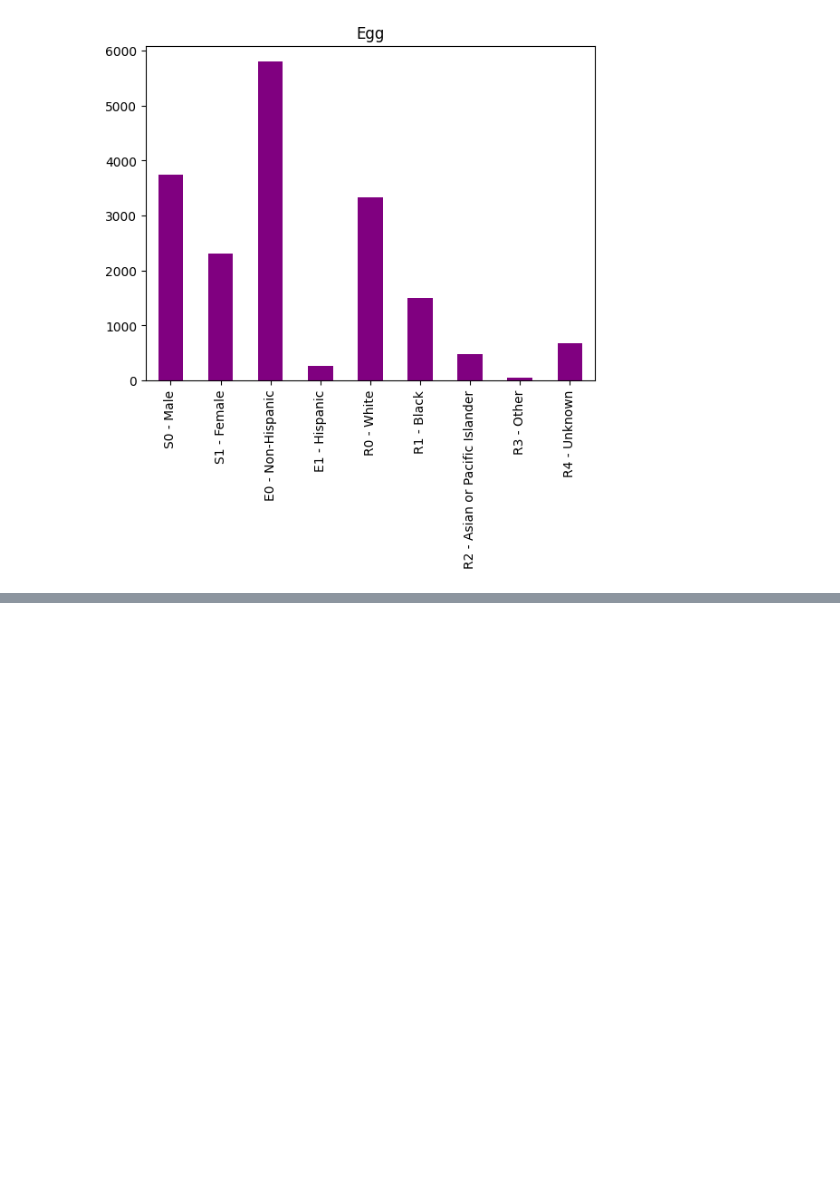
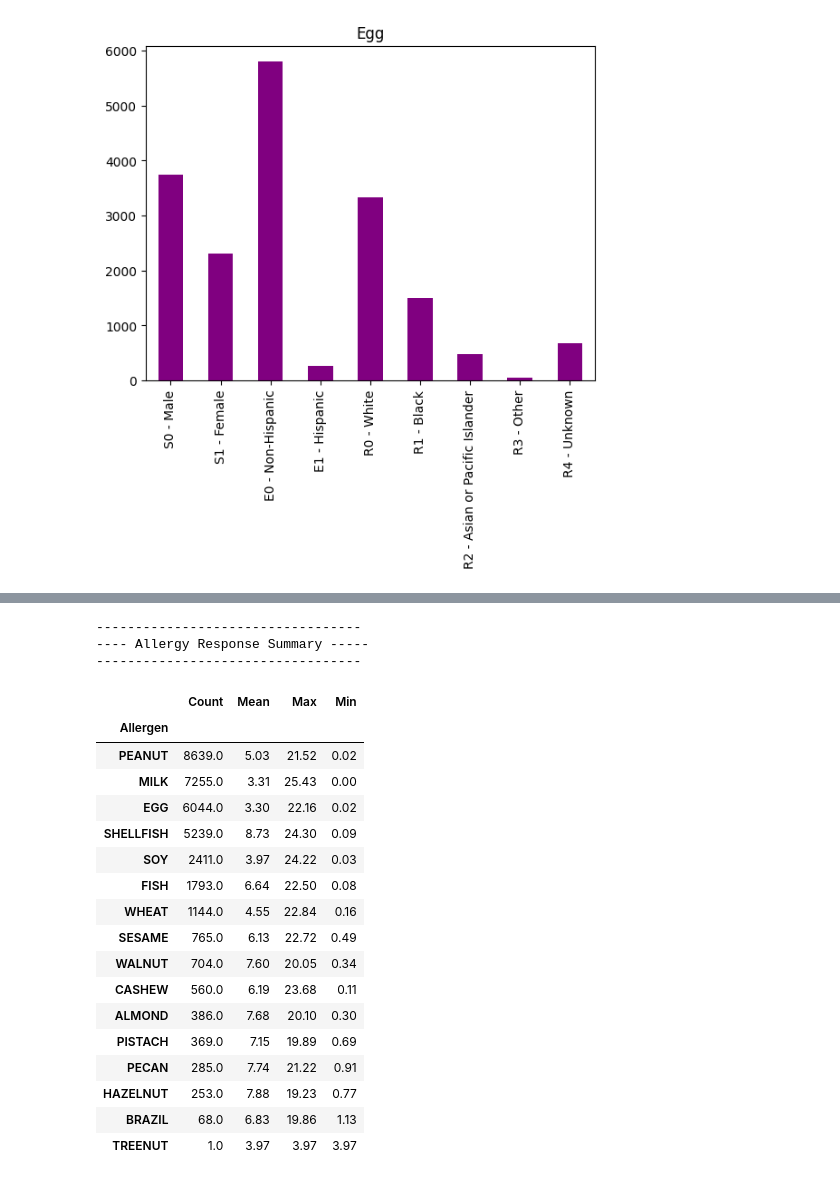
Before and after one commit to leahkrause/project_1, a Jupyter notebook: Allergy.ipynb, the cells around one changed output, grey strips where cells are left out. Drawn from its saved outputs; the diff is of its cells as text; code cells hidden in the pictures; blank space fills up the shorter version.

```diff
--- a/Allergy.ipynb
+++ b/Allergy.ipynb
@@ -213,3 +213,23 @@ plt.title('Egg')
 plt.savefig("Images/egg_barfactors.png")
 # %% [output]
 [figure]
+# %%
+#Clean data and copy it in the allallergy_df_clean dataframe
+allergy_df_clean=allergy_df.copy()
+
+#select all the numeric columns
+numeric_col=allergy_df.describe().columns
+
+deleted_rows_count=0
+data_err_number=0
+#check if any data in the numeric cols is negetive
+#then delete the rows with negetive values
+for col in numeric_col:
+    data_err_number= len(allergy_df_clean[allergy_df_clean[col] <= 0])
+    if (data_err_number > 0):
+        print(f'{data_err_number} negetive/zero values were removed from {col} column')
+        allergy_df_clean=allergy_df_clean.drop(allergy_df_clean[allergy_df_clean[col] <= 0].index)
+        deleted_rows_count+=data_err_number
+
+print(f'\n------ {deleted_rows_count} rows deleted. --------')
+allergy_df_clean.head()
@@ -215,0 +253,50 @@ plt.savefig("Images/egg_barfactors.png")
+# %%
+count_list=[]
+mean_list=[]
+max_list=[]
+min_list=[]
+allergen_stats=allergy_df_clean.describe()
+
+for x in allergen_list:
+    count=allergen_stats.loc['count',x]
+    count_list.append(count)
+    mean=round(allergen_stats.loc['mean',x],2)
+    mean_list.append(mean)
+    max_num = round(allergen_stats.loc['max',x],2)
+    max_list.append(max_num)
+    min_num = round(allergen_stats.loc['min',x],2)
+    min_list.append(min_num)
+
+allergy_response_df=pd.DataFrame(data={'Count':count_list,
+                                       'Mean':mean_list,
+                                       'Max':max_list,
+                                       'Min':min_list},
+                                 index=[allergen_name[:-10] for allergen_name in allergen_list])
+
+print('\n----------------------------------')
+print('---- Allergy Response Summary -----')
+print('----------------------------------')
+allergy_response_df.index.names=['Allergen']
+allergy_response_df.sort_values(by=['Count','Mean'],ascending=False)
+# %% [output]
+----------------------------------
+---- Allergy Response Summary -----
+----------------------------------
+|  | Count | Mean | Max | Min |
+| Allergen |  |  |  |  |
+| PEANUT | 8639.0 | 5.03 | 21.52 | 0.02 |
+| MILK | 7255.0 | 3.31 | 25.43 | 0.00 |
+| EGG | 6044.0 | 3.30 | 22.16 | 0.02 |
+| SHELLFISH | 5239.0 | 8.73 | 24.30 | 0.09 |
+| SOY | 2411.0 | 3.97 | 24.22 | 0.03 |
+| FISH | 1793.0 | 6.64 | 22.50 | 0.08 |
+| WHEAT | 1144.0 | 4.55 | 22.84 | 0.16 |
+| SESAME | 765.0 | 6.13 | 22.72 | 0.49 |
+| WALNUT | 704.0 | 7.60 | 20.05 | 0.34 |
+| CASHEW | 560.0 | 6.19 | 23.68 | 0.11 |
+| ALMOND | 386.0 | 7.68 | 20.10 | 0.30 |
+| PISTACH | 369.0 | 7.15 | 19.89 | 0.69 |
+| PECAN | 285.0 | 7.74 | 21.22 | 0.91 |
+| HAZELNUT | 253.0 | 7.88 | 19.23 | 0.77 |
+| BRAZIL | 68.0 | 6.83 | 19.86 | 1.13 |
+| TREENUT | 1.0 | 3.97 | 3.97 | 3.97 |
```
Also changed, not shown: parts of 5 cells of this notebook, 5 other files.
